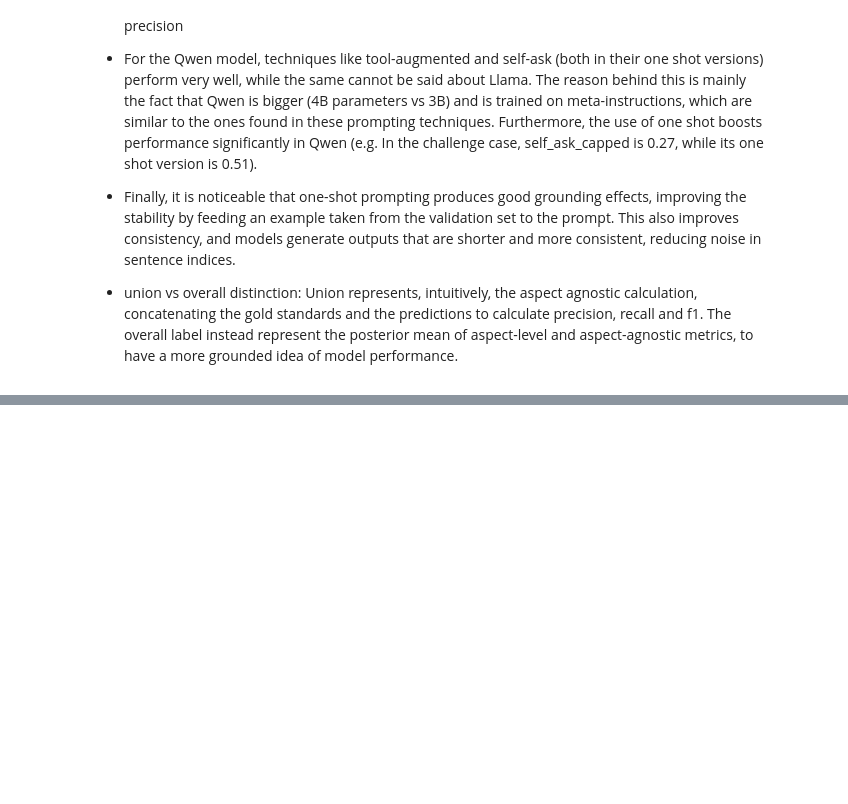
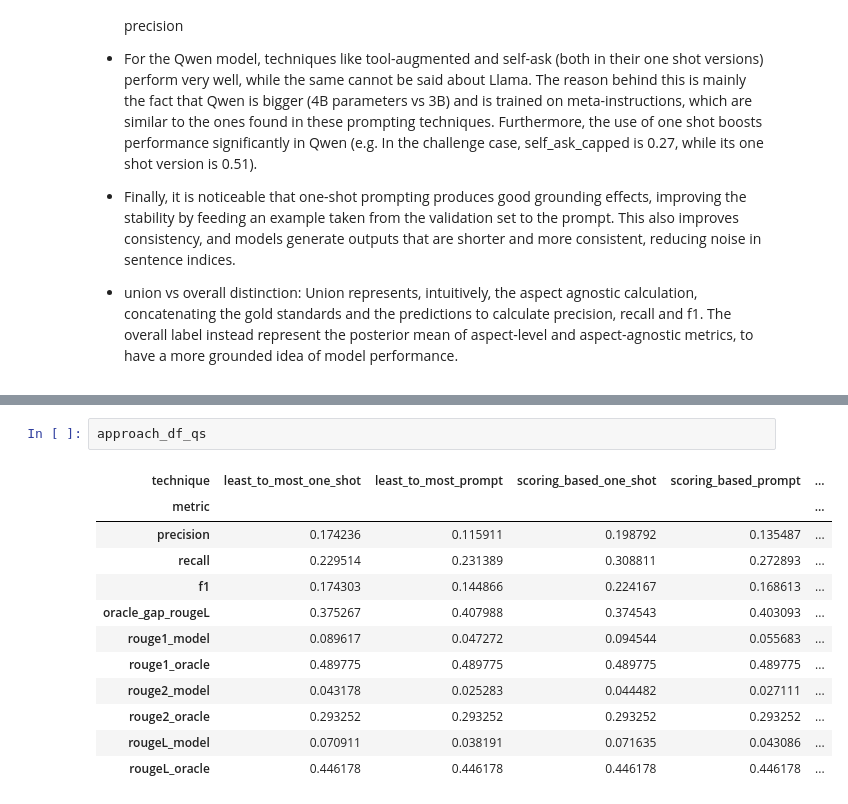
Before and after one commit to fedemarchits/Extractive-Summarization-with-LLMs-and-Heuristics, a Jupyter notebook: Track_A_fast.ipynb, the cells around one changed output, grey strips where cells are left out. Cells and saved outputs as stored; diff of their text form; blank space fills up the shorter version.

```diff
--- a/Track_A_fast.ipynb
+++ b/Track_A_fast.ipynb
@@ -1703,0 +1792,15 @@ union_df_q_capped
+# %%
+approach_df_qs
+# %% [output]
+| technique | least_to_most_one_shot | least_to_most_prompt | scoring_based_one_shot | scoring_based_prompt | ... |
+| metric |  |  |  |  | ... |
+| precision | 0.174236 | 0.115911 | 0.198792 | 0.135487 | ... |
+| recall | 0.229514 | 0.231389 | 0.308811 | 0.272893 | ... |
+| f1 | 0.174303 | 0.144866 | 0.224167 | 0.168613 | ... |
+| oracle_gap_rougeL | 0.375267 | 0.407988 | 0.374543 | 0.403093 | ... |
+| rouge1_model | 0.089617 | 0.047272 | 0.094544 | 0.055683 | ... |
+| rouge1_oracle | 0.489775 | 0.489775 | 0.489775 | 0.489775 | ... |
+| rouge2_model | 0.043178 | 0.025283 | 0.044482 | 0.027111 | ... |
+| rouge2_oracle | 0.293252 | 0.293252 | 0.293252 | 0.293252 | ... |
+| rougeL_model | 0.070911 | 0.038191 | 0.071635 | 0.043086 | ... |
+| rougeL_oracle | 0.446178 | 0.446178 | 0.446178 | 0.446178 | ... |
```
Also changed, not shown: parts of 19 cells of this notebook.
